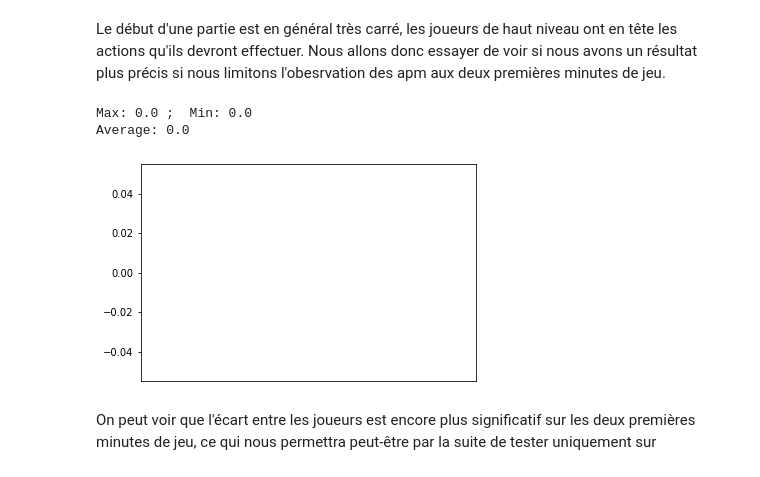
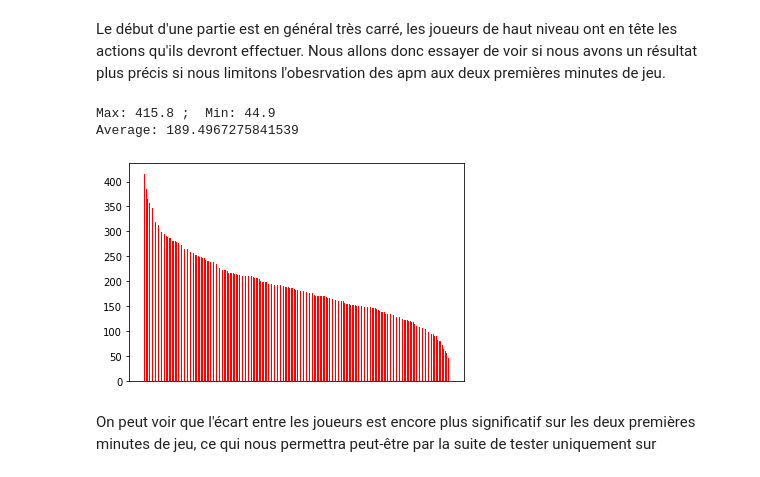
Before and after one commit to Dante-DaCapo/Starcraft_Python_Blinders, a Jupyter notebook: notebook.ipynb, the cells around one changed output. Saved outputs shown, nothing was run; the diff lists cells and outputs as text; code cells hidden in the pictures.

```diff
--- a/notebook.ipynb
+++ b/notebook.ipynb
@@ -237,38 +237,36 @@ for index_play, play in enumerate(data):
         if 't' in elem and "hotkey" not in elem:
             duration = int(elem.split('t')[1])
 
         if duration < 120:
             nb_actions += 1
             continue
-        else:
-            break
 
     apm_per_player_per_game[id_player] += nb_actions / 2 if duration > 120 else 0
 
 for player in count_games_per_player:
     apm_per_player_per_game[player] = apm_per_player_per_game[player] / count_games_per_player[player]
 
 sorted_list = sorted(
     apm_per_player_per_game.items(),
     key=lambda item: item[1],
     reverse=True
 )
 sorted_x = []
 sorted_y = []
 for elem in sorted_list:
     sorted_x.append(elem[0])
     sorted_y.append(elem[1])
 
 print(f"Max: {sorted_y[0]} ;  Min: {sorted_y[-1]}")
 print(f"Average: {sum(sorted_y)/len(sorted_y)}")
 
 plt.bar(sorted_x, sorted_y, width=0.5, color='r', align='edge')
 plt.xticks([])
 plt.show()
 # %% [output]
-Max: 0.0 ;  Min: 0.0
-Average: 0.0
+Max: 415.8 ;  Min: 44.9
+Average: 189.4967275841539
-[figure, old version]
+[figure, new version]
 # %% [markdown]
 On peut voir que l'écart entre les joueurs est encore plus significatif sur les deux premières minutes de jeu, ce qui nous permettra peut-être par la suite de tester uniquement sur
 # %% [markdown]
```
Also changed, not shown: parts of 3 cells of this notebook.
